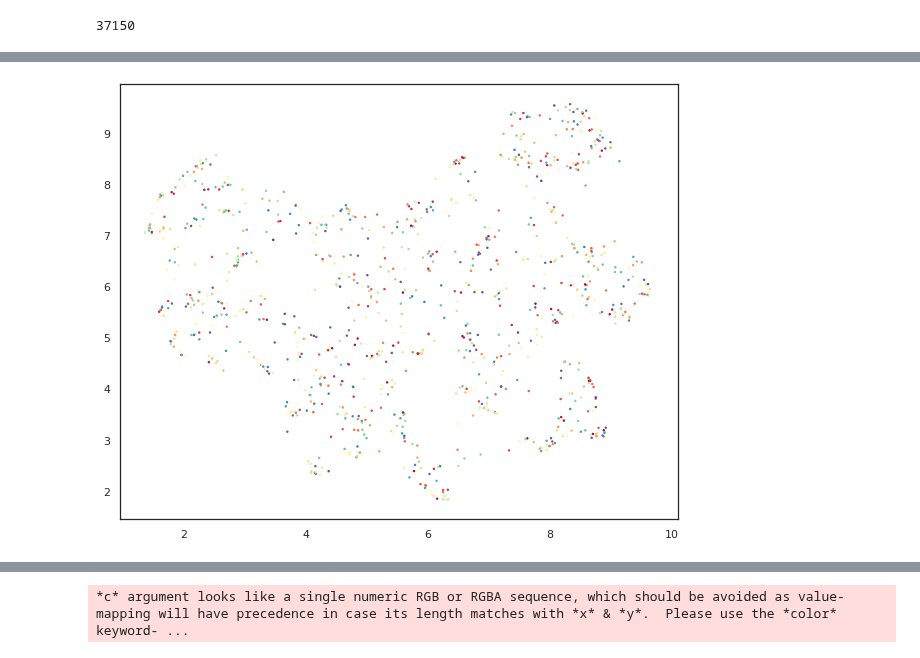
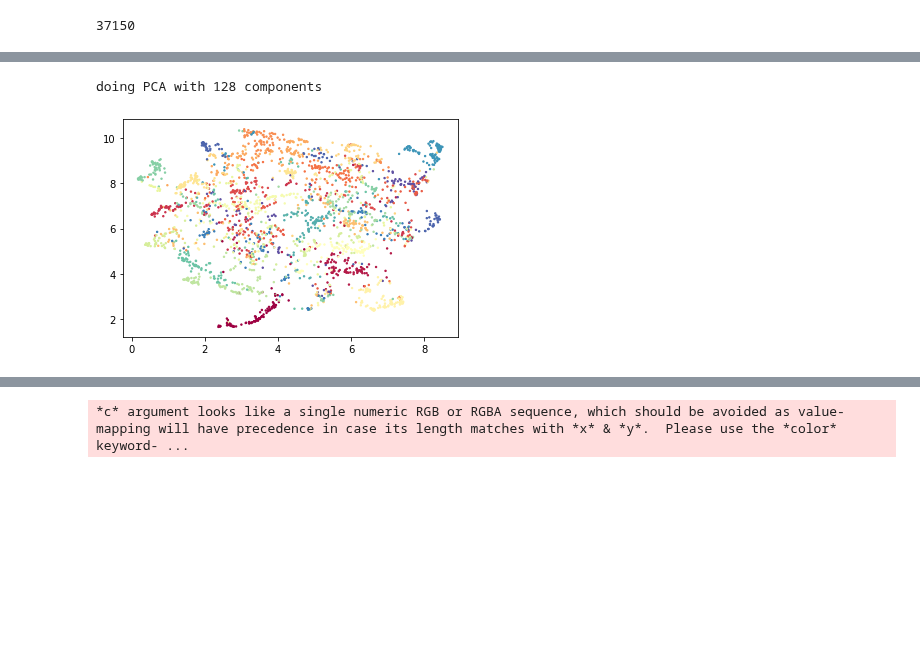
Before and after one commit to GuillaumeMagnette/Stage_Tritons, a Jupyter notebook: Umap_Autoencoder.ipynb, the cells around one changed output, grey strips where cells are left out. Cells and saved outputs as stored; diff of their text form; code cells hidden in the pictures; blank space fills up the shorter version.

```diff
--- a/Umap_Autoencoder.ipynb
+++ b/Umap_Autoencoder.ipynb
@@ -190,8 +196,8 @@ print(test_size)
 #width = 56
 #height = 56
 
-train_path = '/content/newtDataset/train'
-test_path = '/content/newtDataset/test'
+train_path = '/content/newtDatasetLite/train'
+test_path = '/content/newtDatasetLite/val'
 
 def get_label(file_path):
   # convert the path to a list of path components
@@ -419,8 +421,8 @@ from keras.layers import Input, Dense, Conv2D, MaxPooling2D, UpSampling2D
 from keras.models import Model
 from keras import backend as K
 from keras import regularizers
-x_train = x_train_lite
-x_test = x_test_lite
+#x_train = x_train_lite
+#x_test = x_test_lite
 x_train = np.reshape(x_train, (x_train.shape[0], x_train.shape[1]*x_train.shape[2]*x_train.shape[3]))  # adapt this if using `channels_first` image data format
 x_test = np.reshape(x_test, (x_test.shape[0], x_test.shape[1]*x_test.shape[2]*x_test.shape[3]))  # adapt this if using `channels_first` image data format
 
@@ -437,7 +439,7 @@ def autoencoder(dims, act='relu'):
 
     return Model(inputs=x, outputs=h)
 
-shape = [x_train.shape[-1], 500, 500, 2000, 557]
+shape = [x_train.shape[-1], 500, 500, 2000, 1024]
 autoencoder = autoencoder(shape)
 
 hidden = autoencoder.get_layer(name='encoder_%d' % (len(shape) - 2)).output
@@ -477,6 +502,18 @@ embedding = encoder.predict(x_train)
+# %%
+embedding = encoder.predict(x_train)
+comps = 128
+print('doing PCA with %s components'%comps, end=' ')
+from sklearn.decomposition import PCA
+pca = PCA(n_components=comps, whiten=True)
+pca_embedding = pca.fit_transform(embedding)
+
+embedding_test = encoder.predict(x_test)
+pca_embedding_test = pca.transform(embedding_test)
+# %% [output]
+doing PCA with 128 components
 # %%
 standard_embedding = umap.UMAP(random_state=42).fit_transform(embedding)
-plt.scatter(standard_embedding[:, 0], standard_embedding[:, 1], c=y_train_lite, s=2, cmap='Spectral');
+plt.scatter(standard_embedding[:, 0], standard_embedding[:, 1], c=y_test, s=2, cmap='Spectral');
 # %% [output]
-[figure, old version]
+[figure, new version]
 # %%
```
Also changed, not shown: parts of 16 cells of this notebook.
